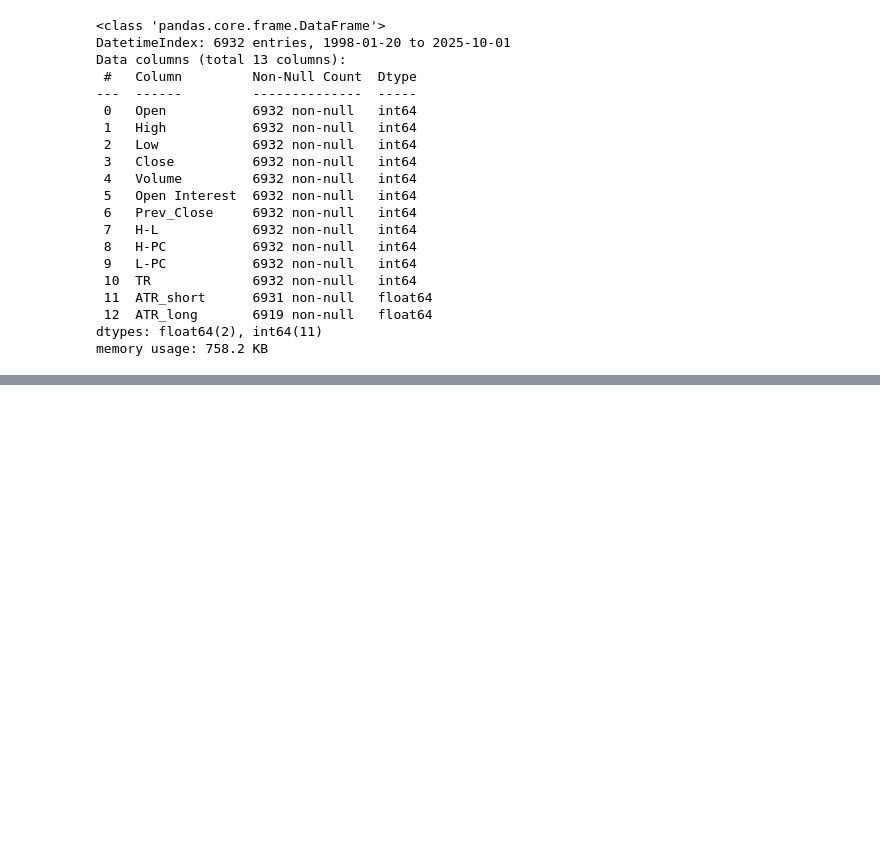
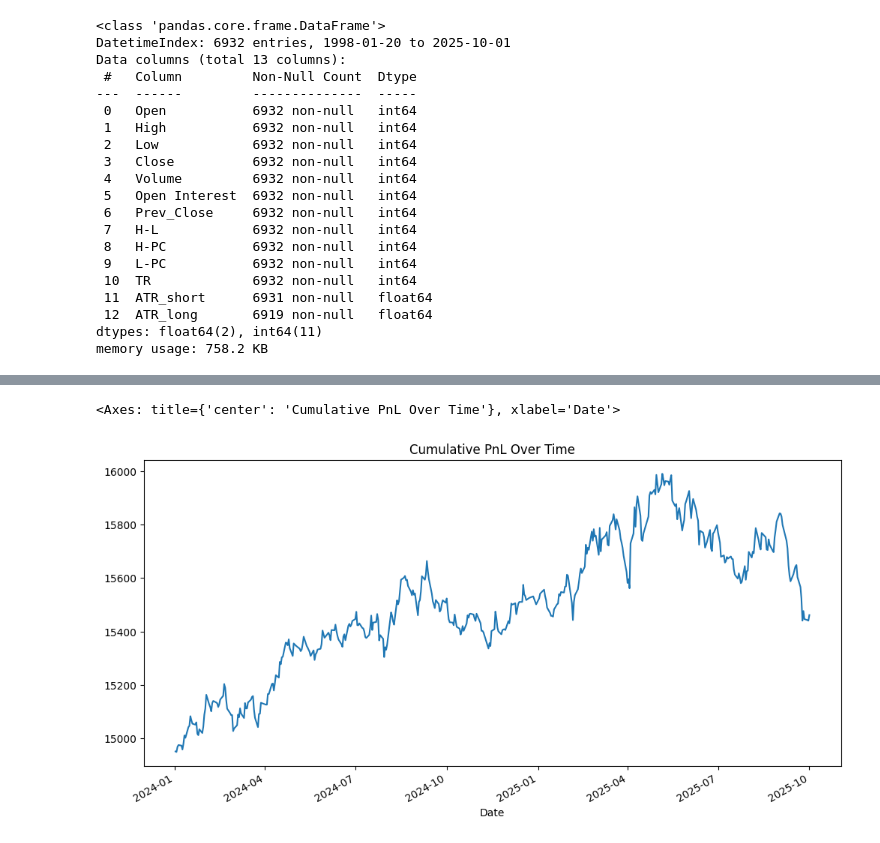
Before and after one commit to mgmytrasiewicz/trading-strategy-simulator, a Jupyter notebook: fw20.ipynb, the cells around one changed output, grey strips where cells are left out. Drawn from its saved outputs; the diff is of its cells as text; code cells hidden in the pictures; blank space fills up the shorter version.

```diff
--- a/fw20.ipynb
+++ b/fw20.ipynb
@@ -187,0 +217,27 @@ df.head()
+# %%
+# --- Calculate PnL ---
+# Create columns to store results
+df['Daily_PnL'] = np.nan  # Actual PnL on the entry day (close - entry)
+
+# Loop through rows
+for i in range(1, len(df)):
+    prev_pos = df['Position'].iloc[i - 1]
+    curr_pos = df['Position'].iloc[i]
+    curr_close = df['Close'].iloc[i]
+    prev_close = df['Close'].iloc[i - 1]
+    entry_price = df['Entry_Price'].iloc[i]
+
+     # Case 1: Position flipped (e.g. Long → Short or Short → Long)
+    if curr_pos != prev_pos and curr_pos != 0:
+        df.at[df.index[i], 'Daily_PnL'] = ((entry_price - prev_close) * prev_pos) + ((curr_close - entry_price) * curr_pos)
+
+    # Case 2: New position opened from flat
+    elif prev_pos == 0 and curr_pos != 0:
+        df.at[df.index[i], 'Daily_PnL'] = (curr_close - entry_price) * curr_pos
+
+    # Case 3: Holding position
+    elif curr_pos == prev_pos and curr_pos != 0 and prev_pos != 0:
+        df.at[df.index[i], 'Daily_PnL'] = (curr_close - prev_close) * curr_pos
+
+# Calculate cumulative PnL
+df['Cumulative_PnL'] = df['Daily_PnL'].cumsum()
@@ -187,0 +260,5 @@ df.head()
+# %%
+df.loc[df.index > '2024-01-01', 'Cumulative_PnL'].plot(title='Cumulative PnL Over Time', figsize=(12, 6))
+# %% [output]
+<Axes: title={'center': 'Cumulative PnL Over Time'}, xlabel='Date'>
+[figure, added]
```
Also changed, not shown: parts of 3 cells of this notebook.
